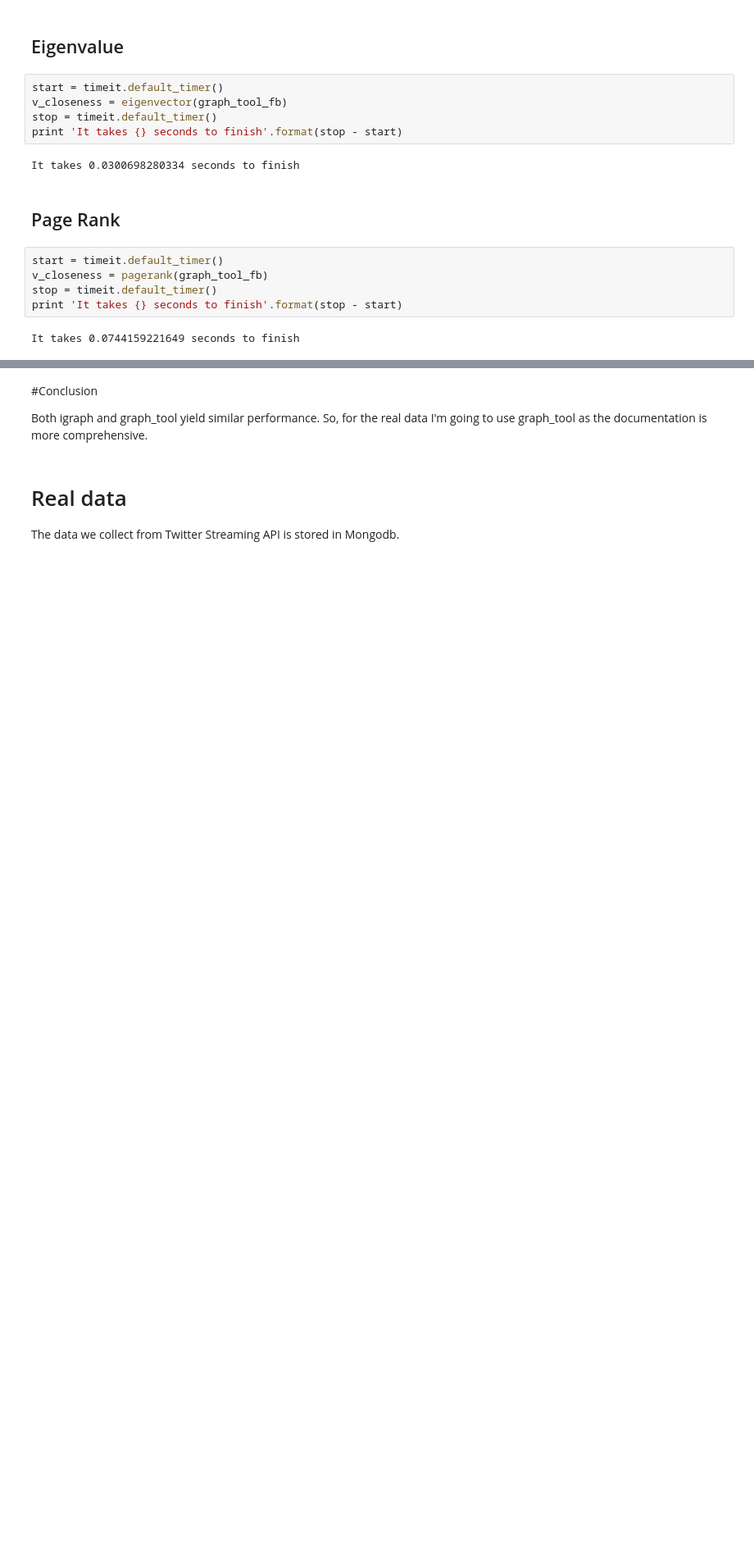
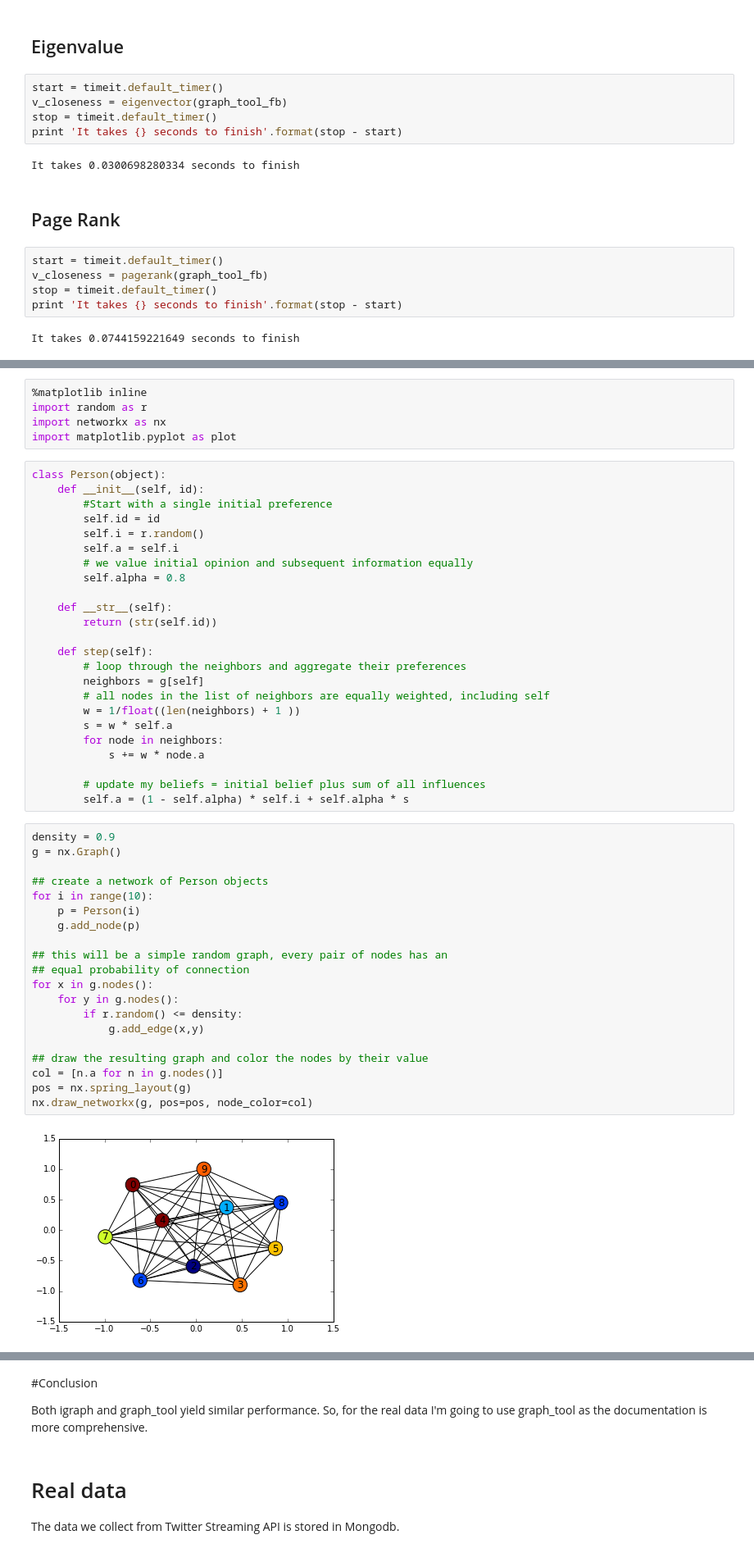
Before and after one commit to noppanit/sweepy, a Jupyter notebook: Twitter Network.ipynb, the cells around one changed output, grey strips where cells are left out. Shown: that part at 82% size. Cells and saved outputs as stored; diff of their text form; blank space fills up the shorter version.

Commit message:
Create ICM model for iGraph

```diff
--- a/Twitter Network.ipynb
+++ b/Twitter Network.ipynb
@@ -363,0 +367,51 @@ It takes 0.0744159221649 seconds to finish
+# %%
+%matplotlib inline
+import random as r
+import networkx as nx
+import matplotlib.pyplot as plot
+# %%
+class Person(object):
+    def __init__(self, id):
+        #Start with a single initial preference
+        self.id = id
+        self.i = r.random()
+        self.a = self.i
+        # we value initial opinion and subsequent information equally
+        self.alpha = 0.8
+
+    def __str__(self):
+        return (str(self.id))
+
+    def step(self):
+        # loop through the neighbors and aggregate their preferences
+        neighbors = g[self]
+        # all nodes in the list of neighbors are equally weighted, including self
+        w = 1/float((len(neighbors) + 1 ))
+        s = w * self.a
+        for node in neighbors:
+            s += w * node.a
+
+        # update my beliefs = initial belief plus sum of all influences
+        self.a = (1 - self.alpha) * self.i + self.alpha * s
+# %%
+density = 0.9
+g = nx.Graph()
+
+## create a network of Person objects
+for i in range(10):
+    p = Person(i)
+    g.add_node(p)
+
+## this will be a simple random graph, every pair of nodes has an
+## equal probability of connection
+for x in g.nodes():
+    for y in g.nodes():
+        if r.random() <= density:
+            g.add_edge(x,y)
+
+## draw the resulting graph and color the nodes by their value
+col = [n.a for n in g.nodes()]
+pos = nx.spring_layout(g)
+nx.draw_networkx(g, pos=pos, node_color=col)
+# %% [output]
+[figure, added]
```
Also changed, not shown: parts of 36 cells of this notebook.
